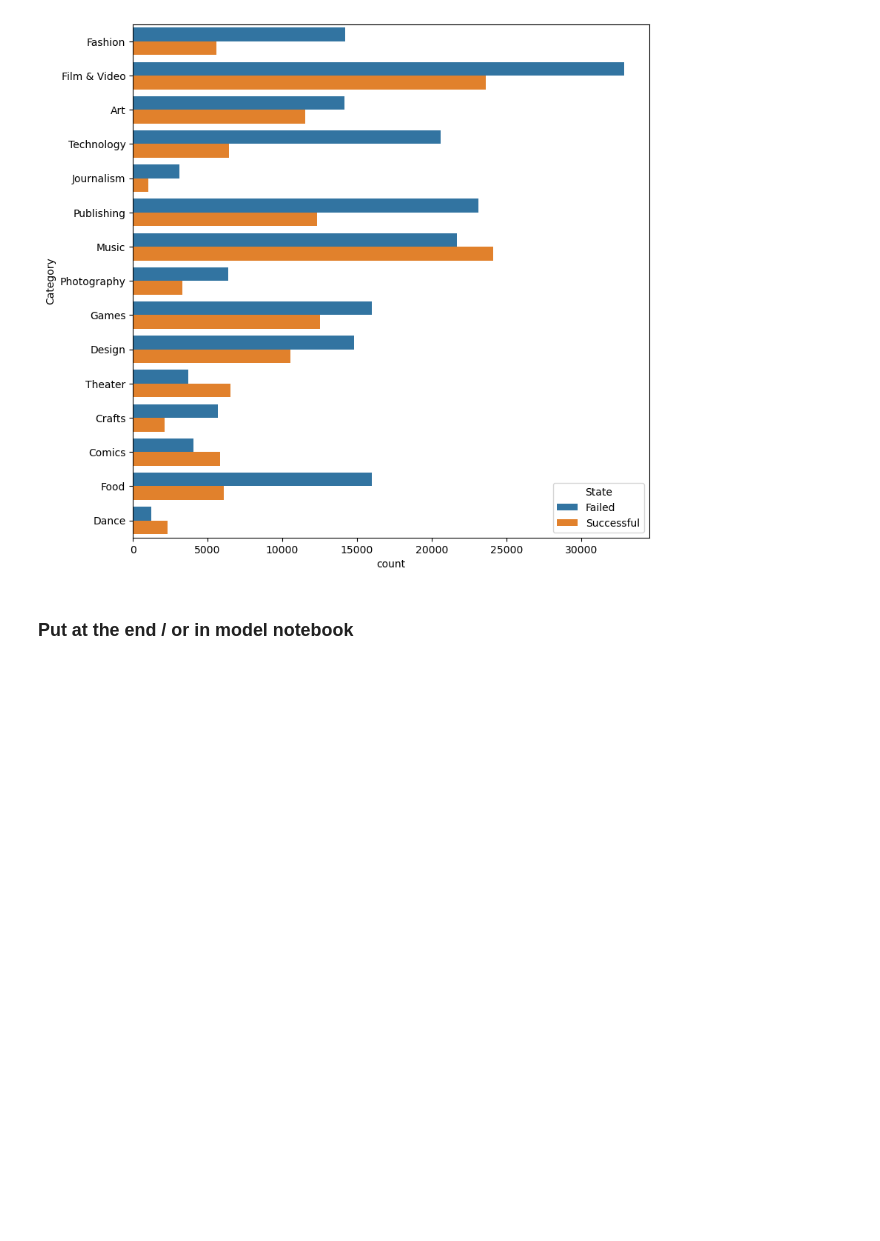
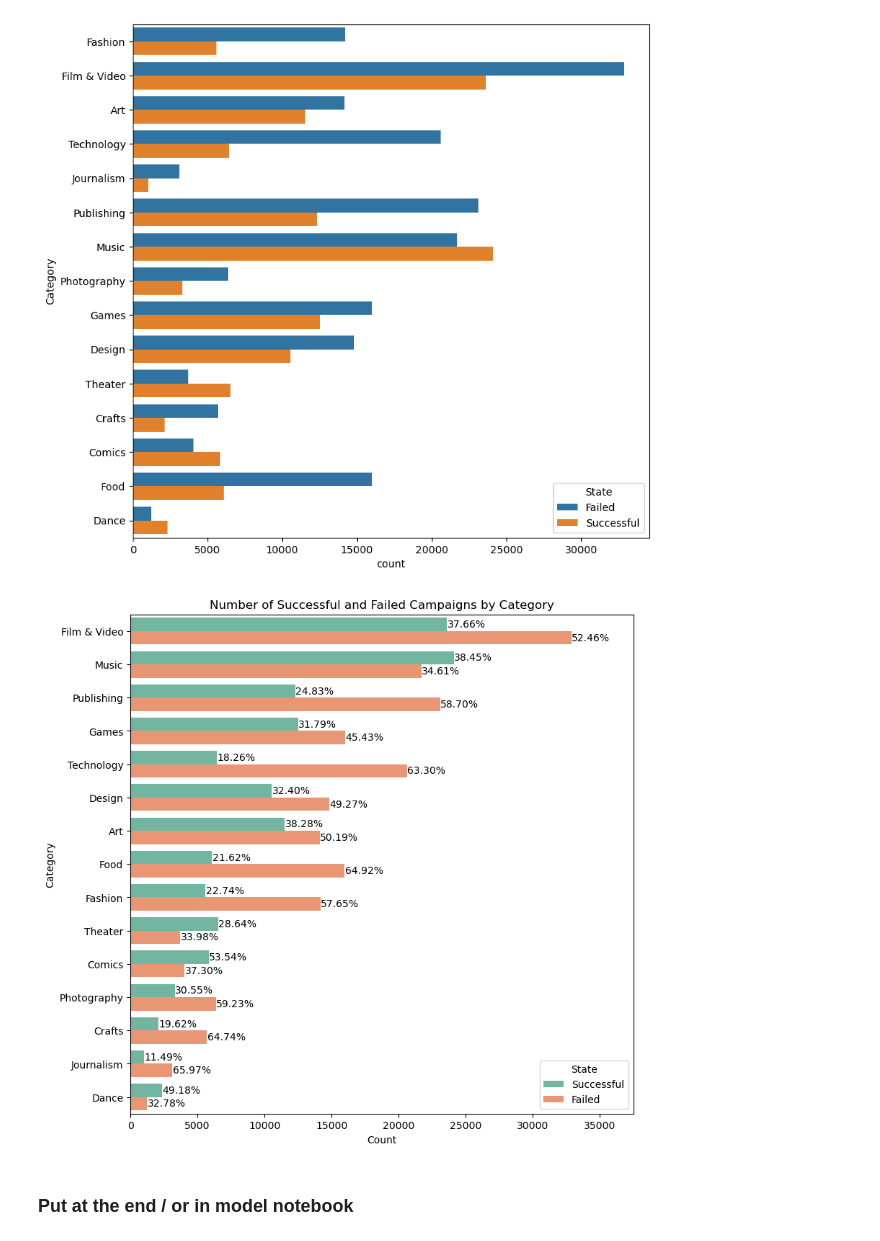
Before and after one commit to KaufmannLukas/ds-kickstarter-project, a Jupyter notebook: EDA.ipynb, the cells around one changed output. Cells and saved outputs as stored; diff of their text form; code cells hidden in the pictures; blank space fills up the shorter version.

Commit message:
cleaned REPO 99 percent

```diff
--- a/EDA.ipynb
+++ b/EDA.ipynb
@@ -226,6 +244,30 @@ sns.countplot(fail_or_success, y='Category', hue='State')
 # %% [output]
 <Axes: xlabel='count', ylabel='Category'>
 [figure]
+# %%
+order = df['Category'].value_counts().index
+hue_order = ['Successful', 'Failed']
+
+plt.figure(figsize=(9, 9))
+ax = sns.countplot(df, y='Category', hue='State', palette='Set2', hue_order=hue_order, order=order)
+
+# Calculate the relative percentages for each category
+category_counts = df['Category'].value_counts()
+for p in ax.patches:
+    width = p.get_width()
+    category = p.get_y()
+    ax.text(width + 20, category + p.get_height() / 2, f'{width / category_counts[order[int(category)]]:.2%}', ha='left', va='center')
+
+# Add labels and title
+plt.xlabel('Count')
+plt.ylabel('Category')
+plt.title('Number of Successful and Failed Campaigns by Category')
+plt.xlim(0, 37500)
+
+plt.legend(title='State', labels=['Successful', 'Failed'])
+plt.show()
+# %% [output]
+[figure, added]
 # %% [markdown]
 ### Put at the end / or in model notebook
 # %%
```
Also changed, not shown: parts of 21 cells of this notebook, 7 other files.
